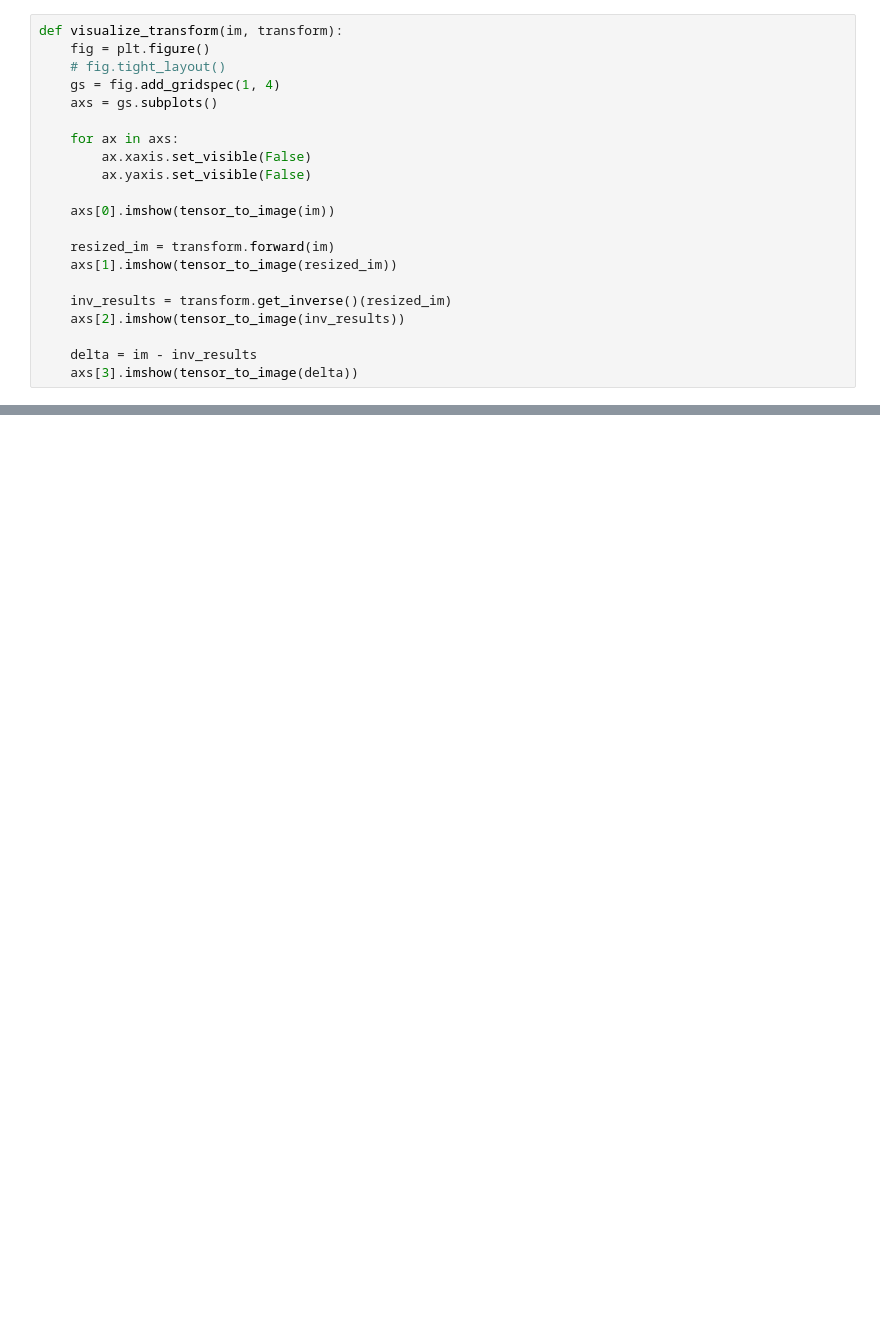
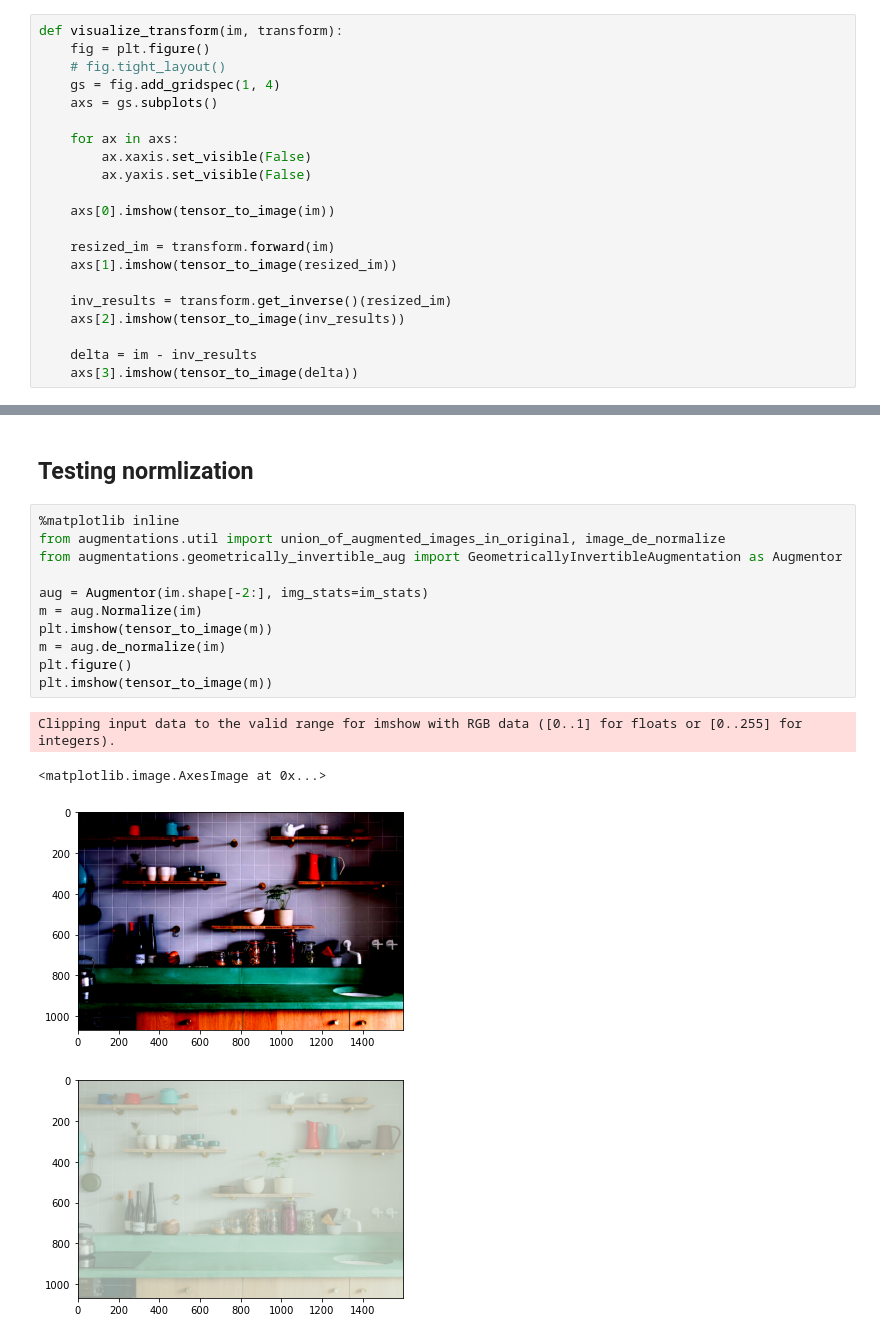
Before and after one commit to baldeeb/ContrastiveLearningOfDenseDescriptor, a Jupyter notebook: augmentations/sandbox.ipynb, the cells around one changed output, grey strips where cells are left out. Saved outputs shown, nothing was run; the diff lists cells and outputs as text; blank space fills up the shorter version.

```diff
--- a/augmentations/sandbox.ipynb
+++ b/augmentations/sandbox.ipynb
@@ -77,0 +141,18 @@ visualize_transform(im, flip)
+# %% [markdown]
+## Testing normlization
+# %%
+%matplotlib inline
+from augmentations.util import union_of_augmented_images_in_original, image_de_normalize
+from augmentations.geometrically_invertible_aug import GeometricallyInvertibleAugmentation as Augmentor
+
+aug = Augmentor(im.shape[-2:], img_stats=im_stats)
+m = aug.Normalize(im)
+plt.imshow(tensor_to_image(m))
+m = aug.de_normalize(im)
+plt.figure()
+plt.imshow(tensor_to_image(m))
+# %% [output]
+Clipping input data to the valid range for imshow with RGB data ([0..1] for floats or [0..255] for integers).
+<matplotlib.image.AxesImage at 0x...>
+[figure, added]
+[figure, added]
```
Also changed, not shown: parts of 19 cells of this notebook, 6 other files.
